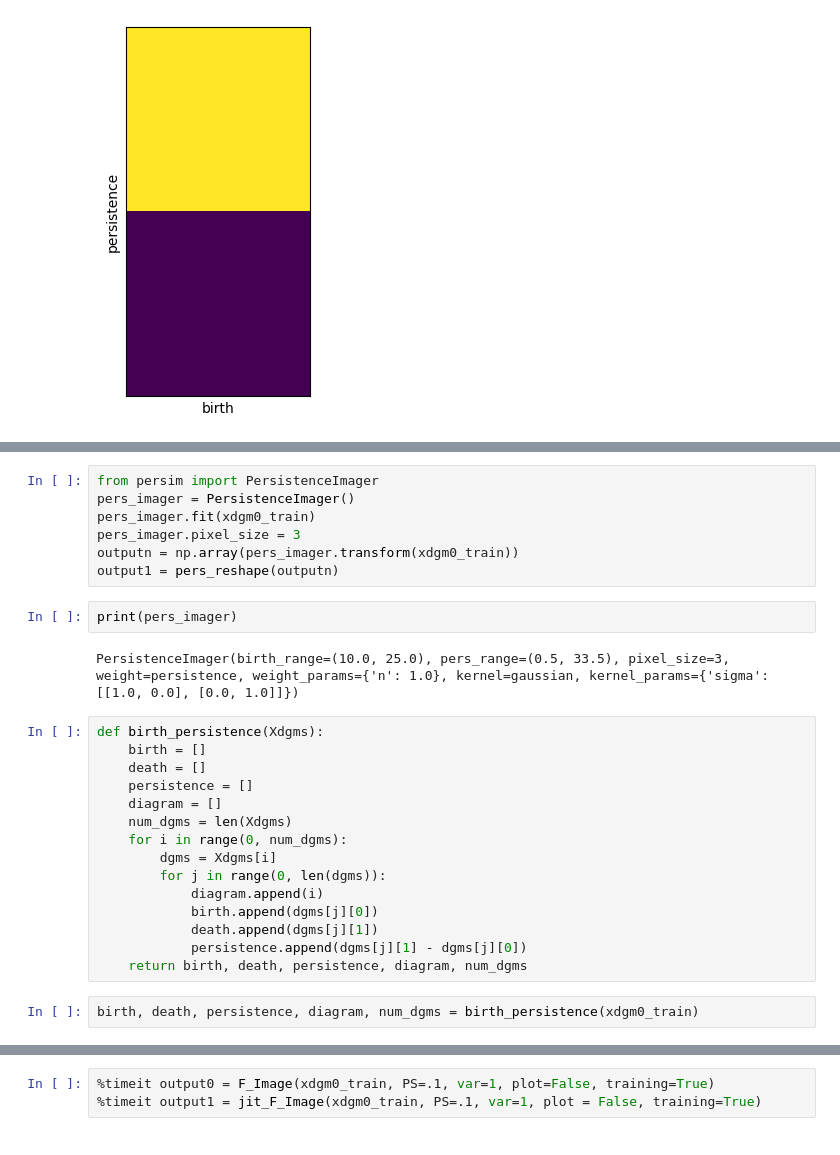
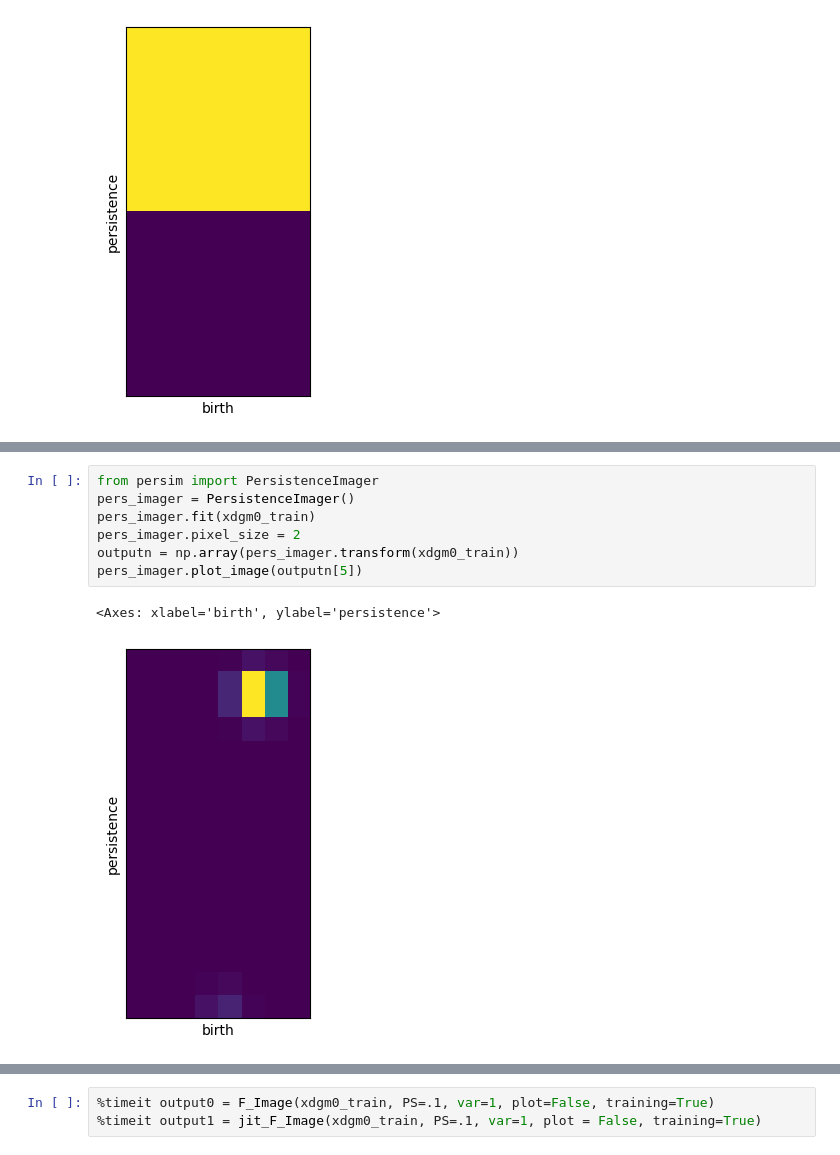
Before and after one commit to TeaspoonTDA/teaspoon, a Jupyter notebook: notebooks/ml_methods_timing_pers_images.ipynb, the cells around one changed output, grey strips where cells are left out. Cells and saved outputs as stored; diff of their text form.

```diff
--- a/notebooks/ml_methods_timing_pers_images.ipynb
+++ b/notebooks/ml_methods_timing_pers_images.ipynb
@@ -406,28 +532,10 @@ for i in range(0, n):
 # %%
 from persim import PersistenceImager
 pers_imager = PersistenceImager()
 pers_imager.fit(xdgm0_train)
-pers_imager.pixel_size = 3
+pers_imager.pixel_size = 2
 outputn = np.array(pers_imager.transform(xdgm0_train))
-output1 = pers_reshape(outputn)
+pers_imager.plot_image(outputn[5])
+# %% [output]
+<Axes: xlabel='birth', ylabel='persistence'>
+[figure, added]
-# %%
-print(pers_imager)
-# %% [output]
-PersistenceImager(birth_range=(10.0, 25.0), pers_range=(0.5, 33.5), pixel_size=3, weight=persistence, weight_params={'n': 1.0}, kernel=gaussian, kernel_params={'sigma': [[1.0, 0.0], [0.0, 1.0]]})
-# %%
-def birth_persistence(Xdgms):
-    birth = []
-    death = []
-    persistence = []
-    diagram = []
-    num_dgms = len(Xdgms)
-    for i in range(0, num_dgms):
-        dgms = Xdgms[i]
-        for j in range(0, len(dgms)):
-            diagram.append(i)
-            birth.append(dgms[j][0])
-            death.append(dgms[j][1])
-            persistence.append(dgms[j][1] - dgms[j][0])
-    return birth, death, persistence, diagram, num_dgms
-# %%
-birth, death, persistence, diagram, num_dgms = birth_persistence(xdgm0_train)
```
Also changed, not shown: parts of 22 cells of this notebook.
